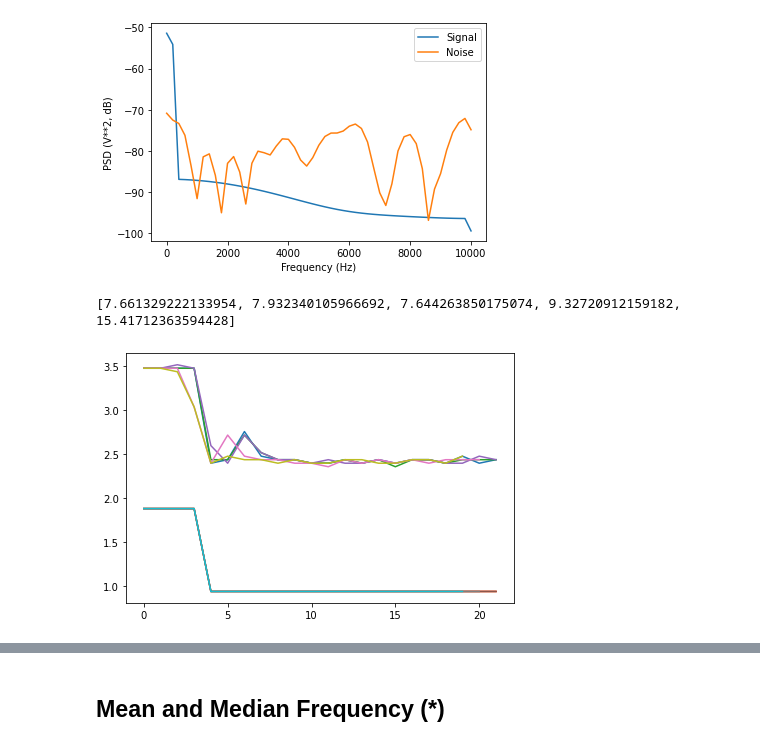
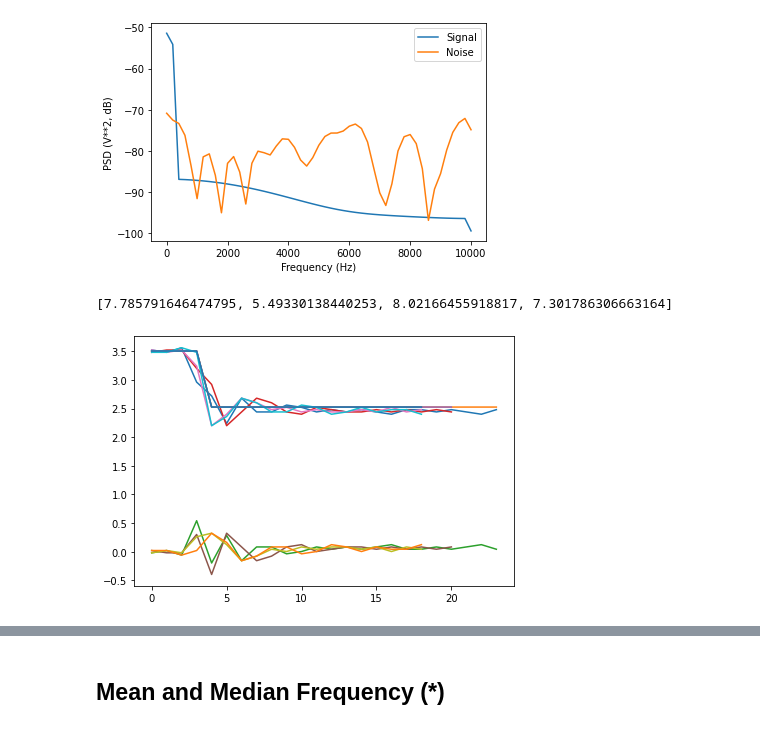
Before and after one commit to vermakun/ecu-fingerprinting, a Jupyter notebook: ecu_fingerprint_sandbox.ipynb, the cells around one changed output, grey strips where cells are left out. Saved outputs shown, nothing was run; the diff lists cells and outputs as text; code cells hidden in the pictures.

```diff
--- a/ecu_fingerprint_sandbox.ipynb
+++ b/ecu_fingerprint_sandbox.ipynb
@@ -920,8 +920,8 @@ for i in np.arange(len(dom_pulse_data)):
     (np.arange(len(cur_array)) <= -index_shift-1).astype(float)*np.average(rec_ssv)
   noise = signl - cur_array
 
-  f, s_pd = signal.welch(signl, sample_rate, nperseg=len(signl))
-  f, n_pd = signal.welch(noise, sample_rate, nperseg=len(noise))
+  f, s_pd = signal.welch(signl, sample_rate)
+  f, n_pd = signal.welch(noise, sample_rate)
 
   Ps = sum(s_pd)
   Pn = sum(n_pd)
@@ -946,25 +946,26 @@ plt.legend(['Signal','Noise'])
 # %%
 fig, ax = plt.subplots(tight_layout=True)
 
 rec_snr = []
 for i in np.arange(len(rec_pulse_data)):
   cur_array = rec_pulse_data[i]
   signl = (np.arange(len(cur_array)) > -index_shift-2).astype(float)*np.average(rec_ssv) + \
     (np.arange(len(cur_array)) <= -index_shift-2).astype(float)*np.average(dom_ssv)
   noise = signl - cur_array
 
-  f, s_pd = signal.welch(signl, sample_rate, nperseg=len(signl))
-  f, n_pd = signal.welch(noise, sample_rate, nperseg=len(noise))
+  f, s_pd = signal.welch(signl, sample_rate)
+  f, n_pd = signal.welch(noise, sample_rate)
 
   Ps = sum(s_pd)
   Pn = sum(n_pd)
 
   rec_snr.append(10*np.log10(Ps/Pn))
 
   plt.plot(cur_array)
-  plt.plot(signl-1.5)
+  plt.plot(signl)
+  plt.plot(noise)
 
 print(rec_snr)
 # %% [output]
-[7.661329222133954, 7.932340105966692, 7.644263850175074, 9.32720912159182, 15.41712363594428]
+[7.785791646474795, 5.49330138440253, 8.02166455918817, 7.301786306663164]
-[figure, old version]
+[figure, new version]
```
Also changed, not shown: parts of 5 cells of this notebook.
